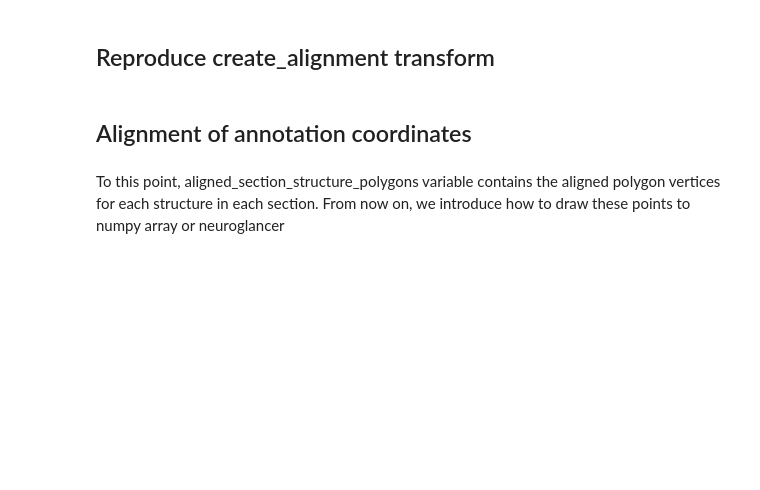
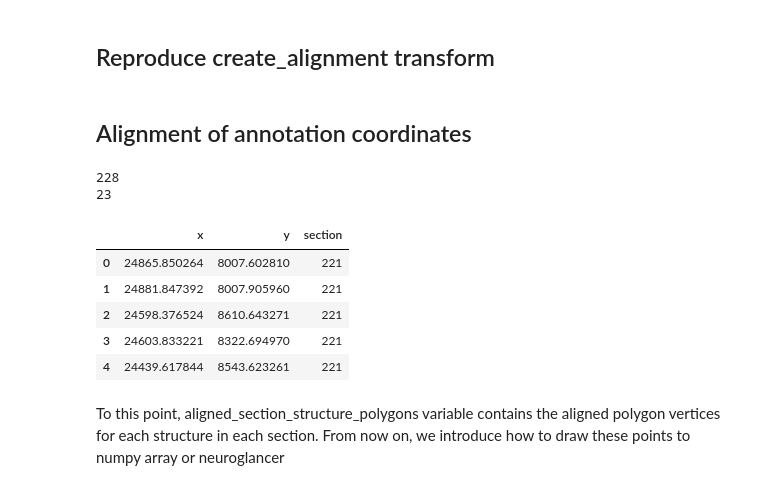
Before and after one commit to ActiveBrainAtlas2/preprocessing-pipeline, a Jupyter notebook: notebooks/reverse_rotation.ipynb, the cells around one changed output. Saved outputs shown, nothing was run; the diff lists cells and outputs as text; code cells hidden in the pictures; blank space fills up the shorter version.

```diff
--- a/notebooks/reverse_rotation.ipynb
+++ b/notebooks/reverse_rotation.ipynb
@@ -84,18 +95,11 @@ for index, row in cshl_df.iterrows():
 # %%
 # find the difference between the image stack size which is consistent for all images
 # and the individual shape of the aligned image: use thumbnail
-INPUT = f'/net/birdstore/Active_Atlas_Data/data_root/pipeline_data/{animal}/preps/CH3/thumbnail'
-section_offset = {}
-
-downsample_factor = 32
-# original image is long and narrow with the brain stem at the bottom
-# work with downsampled sizes
+INPUT = os.path.join(IMG_PATH, 'CH3/thumbnail')
+# width and height are from the thumbnail_aligned images
 fixed_width = 1875
 fixed_height = 1062
 #1875x1062
-# below is orig
-#aligned_shape = np.array((width, height)) / downsample_factor
-#below works
 cleaned_section_points = defaultdict(list)
 
 for section_num in sections:
@@ -156,17 +169,30 @@ for section_num, vertices in section_vertices.items():
 # %%
-points = cleaned_section_points[section_test_num]
-print(type(points), section_test_num)
+points = aligned_section_points[section_test_num]
+print(section_test_num)
+print(len(points))
+# %% [output]
+228
+23
 # %%
 data = []
-for section,v in aligned_section.items():
-    for x,y in v[0]:
-        data.append([x,y,section])
+resolution = 0.325
+for section_num,v in aligned_section_points.items():
+    #print(section_num, len(v))
+    for x,y in v:
+        data.append([x*downsample_factor,y*downsample_factor,section_num])
 
 df = pd.DataFrame(data, columns=['x','y','section'])
 df = df.astype({'section':'int32','x': 'float64', 'y':'float64'})
 outfile = f'/net/birdstore/Active_Atlas_Data/data_root/atlas_data/DK55/cshl2dk.aligned.csv'
-#df.to_csv(outfile, index=False, header=False)
+df.to_csv(outfile, index=False, header=False)
 df.head()
+# %% [output]
+|  | x | y | section |
+| 0 | 24865.850264 | 8007.602810 | 221 |
+| 1 | 24881.847392 | 8007.905960 | 221 |
+| 2 | 24598.376524 | 8610.643271 | 221 |
+| 3 | 24603.833221 | 8322.694970 | 221 |
+| 4 | 24439.617844 | 8543.623261 | 221 |
 # %% [markdown]
 To this point, aligned_section_structure_polygons variable contains the aligned polygon vertices for each structure in each section.
 From now on, we introduce how to draw these points to numpy array or neuroglancer
```
Also changed, not shown: parts of 8 cells of this notebook, 1 other file.
